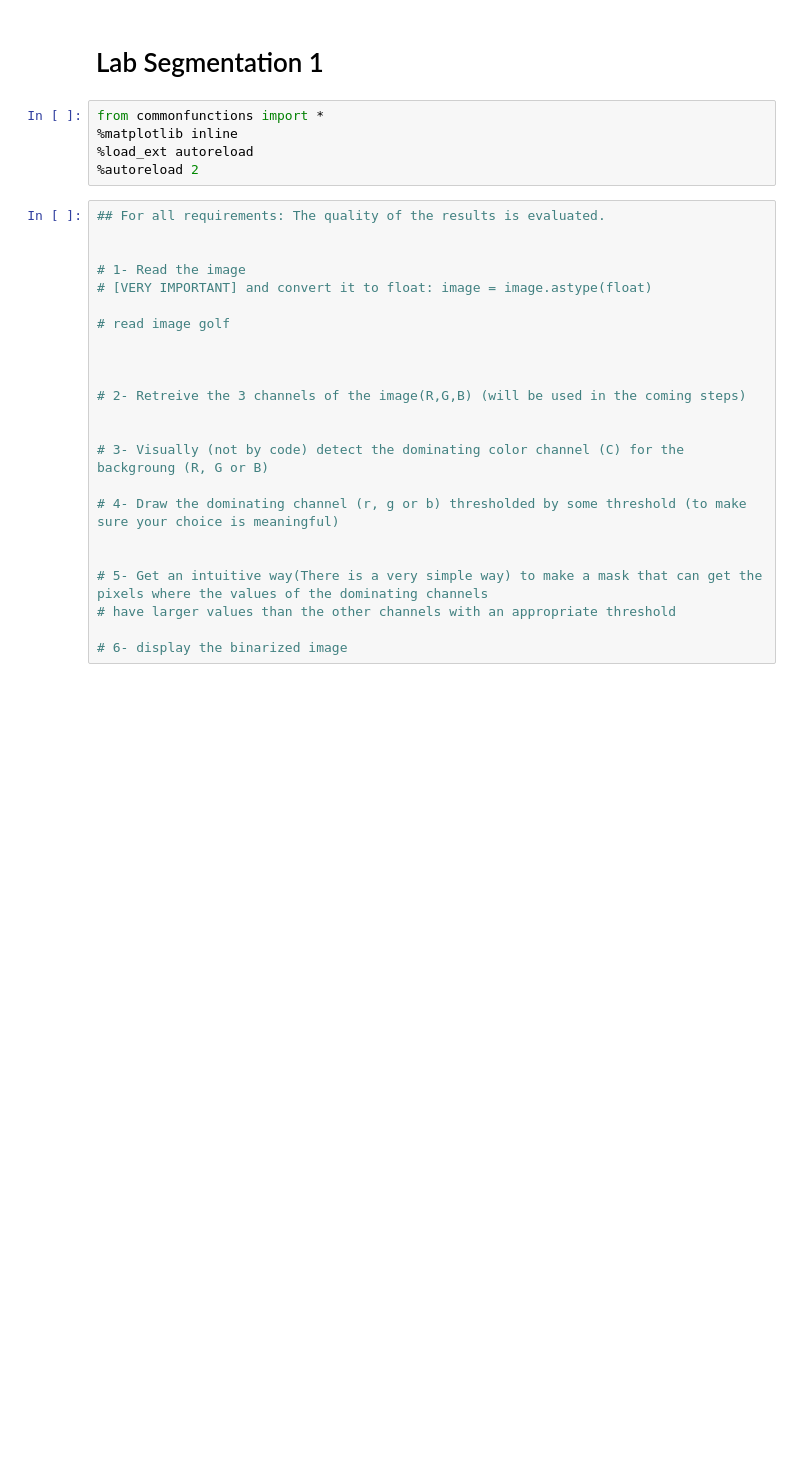
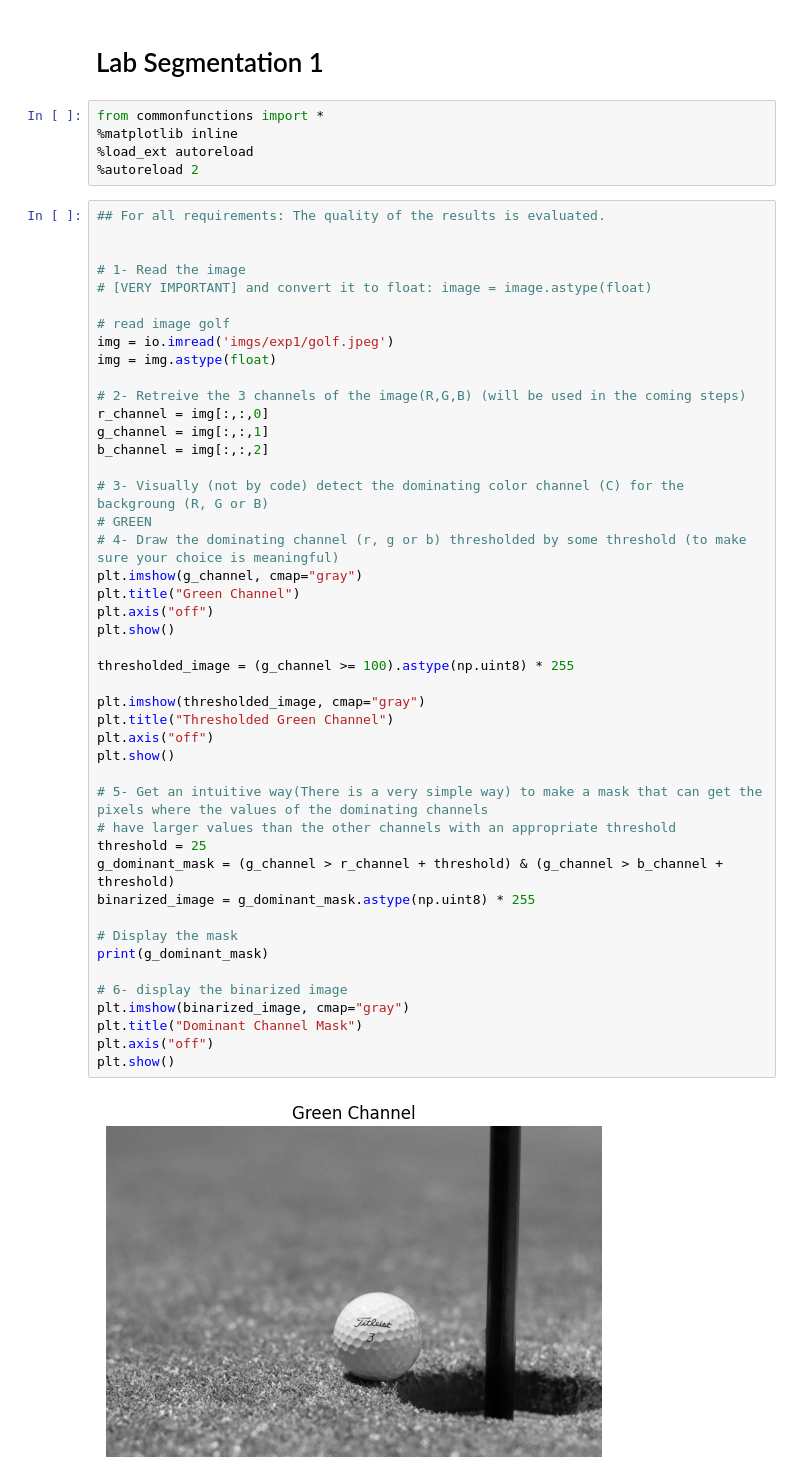
Before and after one commit to AhmedHamdiy/image-processing-labs, a Jupyter notebook: Lab-7/Lab_Seg_1_STD.ipynb, the cells around one changed output. Cells and saved outputs as stored; diff of their text form; blank space fills up the shorter version.

```diff
--- a/Lab-7/Lab_Seg_1_STD.ipynb
+++ b/Lab-7/Lab_Seg_1_STD.ipynb
@@ -8,23 +8,47 @@ from commonfunctions import *
 # %%
 ## For all requirements: The quality of the results is evaluated.
 
 
 # 1- Read the image
 # [VERY IMPORTANT] and convert it to float: image = image.astype(float)
 
 # read image golf
-
-
+img = io.imread('imgs/exp1/golf.jpeg')
+img = img.astype(float)
 
 # 2- Retreive the 3 channels of the image(R,G,B) (will be used in the coming steps)
-
+r_channel = img[:,:,0]
+g_channel = img[:,:,1]
+b_channel = img[:,:,2]
 
 # 3- Visually (not by code) detect the dominating color channel (C) for the backgroung (R, G or B)
+# GREEN
+# 4- Draw the dominating channel (r, g or b) thresholded by some threshold (to make sure your choice is meaningful)
+plt.imshow(g_channel, cmap="gray")
+plt.title("Green Channel")
+plt.axis("off")
+plt.show()
 
-# 4- Draw the dominating channel (r, g or b) thresholded by some threshold (to make sure your choice is meaningful)
+thresholded_image = (g_channel >= 100).astype(np.uint8) * 255
 
+plt.imshow(thresholded_image, cmap="gray")
+plt.title("Thresholded Green Channel")
+plt.axis("off")
+plt.show()
 
 # 5- Get an intuitive way(There is a very simple way) to make a mask that can get the pixels where the values of the dominating channels
 # have larger values than the other channels with an appropriate threshold
+threshold = 25
+g_dominant_mask = (g_channel > r_channel + threshold) & (g_channel > b_channel + threshold)
+binarized_image = g_dominant_mask.astype(np.uint8) * 255
+
+# Display the mask
+print(g_dominant_mask)
 
 # 6- display the binarized image
+plt.imshow(binarized_image, cmap="gray")
+plt.title("Dominant Channel Mask")
+plt.axis("off")
+plt.show()
+# %% [output]
+[figure, added]
```
Also changed, not shown: parts of 2 cells of this notebook.
